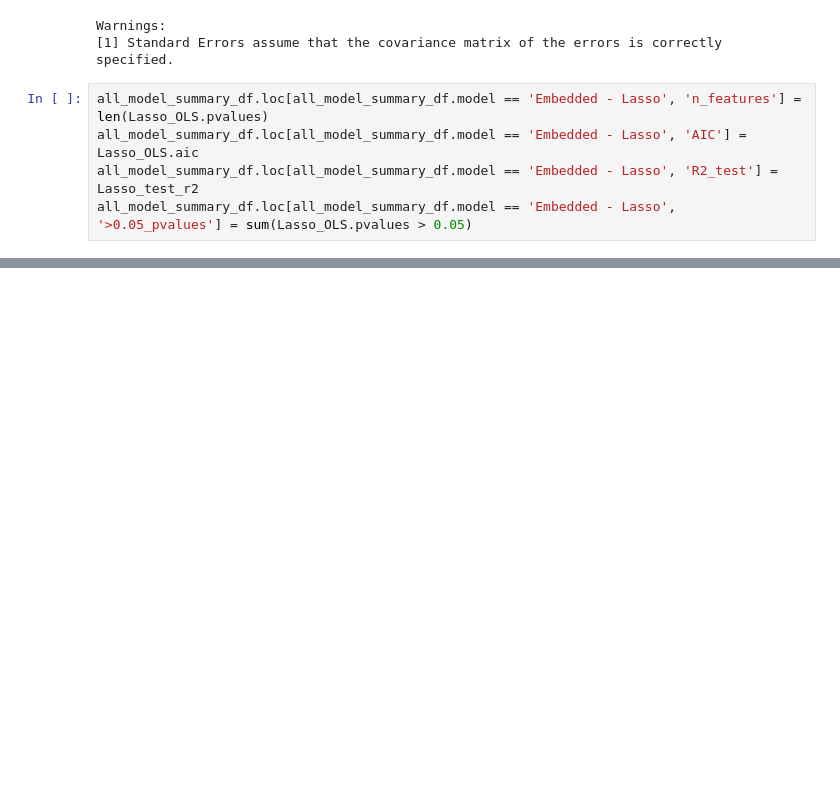
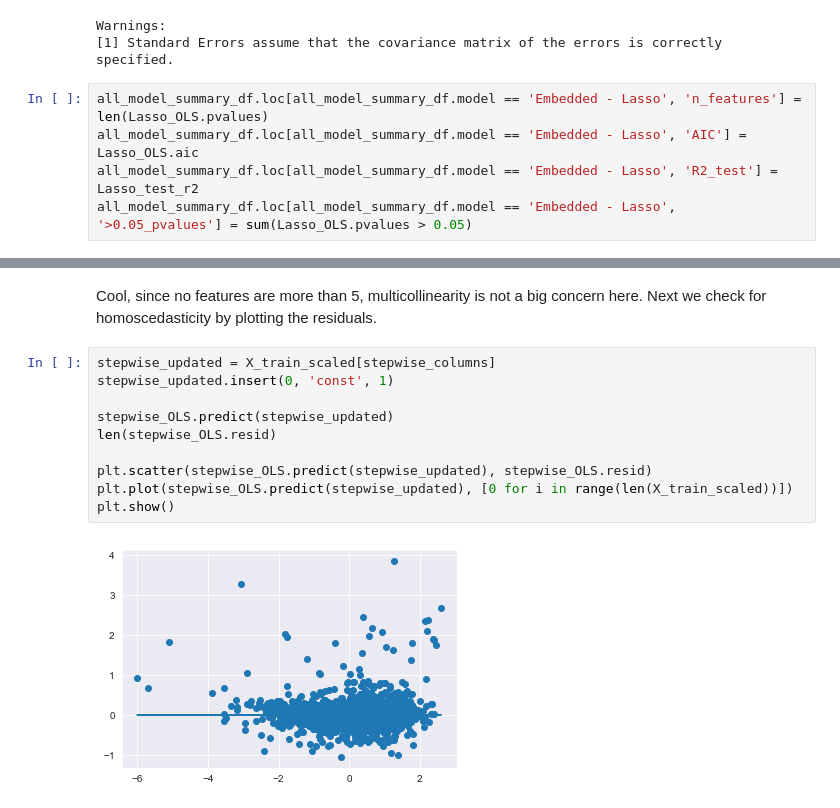
Before and after one commit to sarazylfo/Regression_Insurance_Analysis, a Jupyter notebook: index - Regression Modelling, Model Evaluation & Conclusion.ipynb, the cells around one changed output, grey strips where cells are left out. Cells and saved outputs as stored; diff of their text form; blank space fills up the shorter version.

```diff
--- a/index - Regression Modelling, Model Evaluation & Conclusion.ipynb
+++ b/index - Regression Modelling, Model Evaluation & Conclusion.ipynb
@@ -829,0 +861,14 @@ all_model_summary_df
+# %% [markdown]
+Cool, since no features are more than 5, multicollinearity is not a big concern here. Next we check for homoscedasticity by plotting the residuals.
+# %%
+stepwise_updated = X_train_scaled[stepwise_columns]
+stepwise_updated.insert(0, 'const', 1)
+
+stepwise_OLS.predict(stepwise_updated)
+len(stepwise_OLS.resid)
+
+plt.scatter(stepwise_OLS.predict(stepwise_updated), stepwise_OLS.resid)
+plt.plot(stepwise_OLS.predict(stepwise_updated), [0 for i in range(len(X_train_scaled))])
+plt.show()
+# %% [output]
+[figure, added]
```
Also changed, not shown: parts of 25 cells of this notebook.
